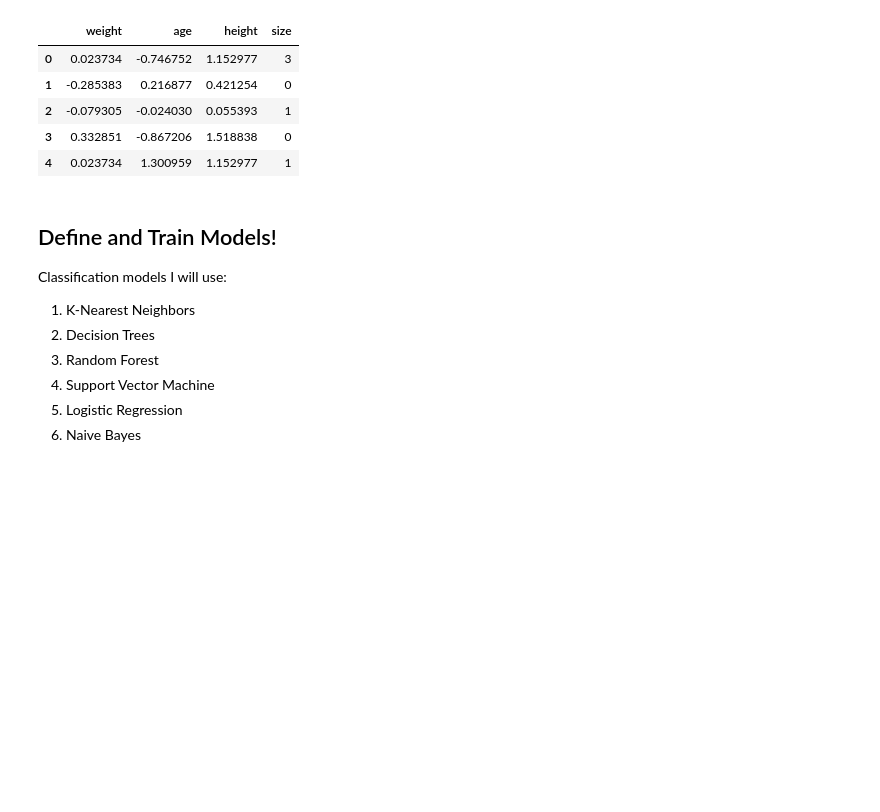
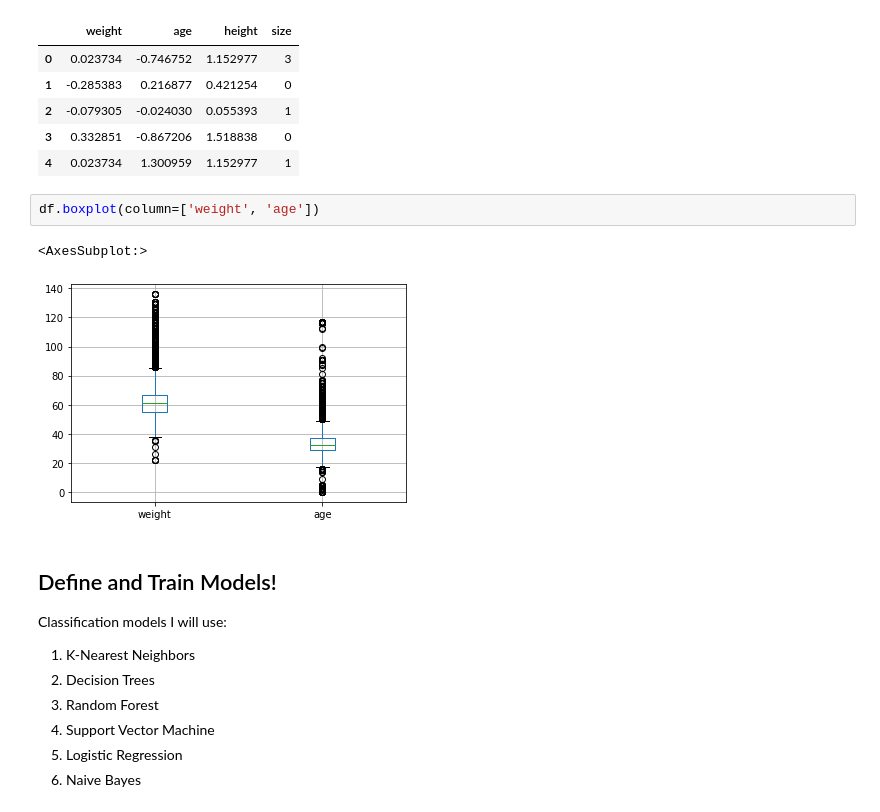
Before and after one commit to KVN2099/Clothing-Classification, a Jupyter notebook: Main.ipynb, the cells around one changed output. Saved outputs shown, nothing was run; the diff lists cells and outputs as text; blank space fills up the shorter version.

```diff
--- a/Main.ipynb
+++ b/Main.ipynb
@@ -202,6 +202,11 @@ df_scaled.head()
 | 2 | -0.079305 | -0.024030 | 0.055393 | 1 |
 | 3 | 0.332851 | -0.867206 | 1.518838 | 0 |
 | 4 | 0.023734 | 1.300959 | 1.152977 | 1 |
+# %%
+df.boxplot(column=['weight', 'age'])
+# %% [output]
+<AxesSubplot:>
+[figure, added]
 # %% [markdown]
 ## Define and Train Models!
 Classification models I will use:
```
Also changed, not shown: parts of 9 cells of this notebook.
